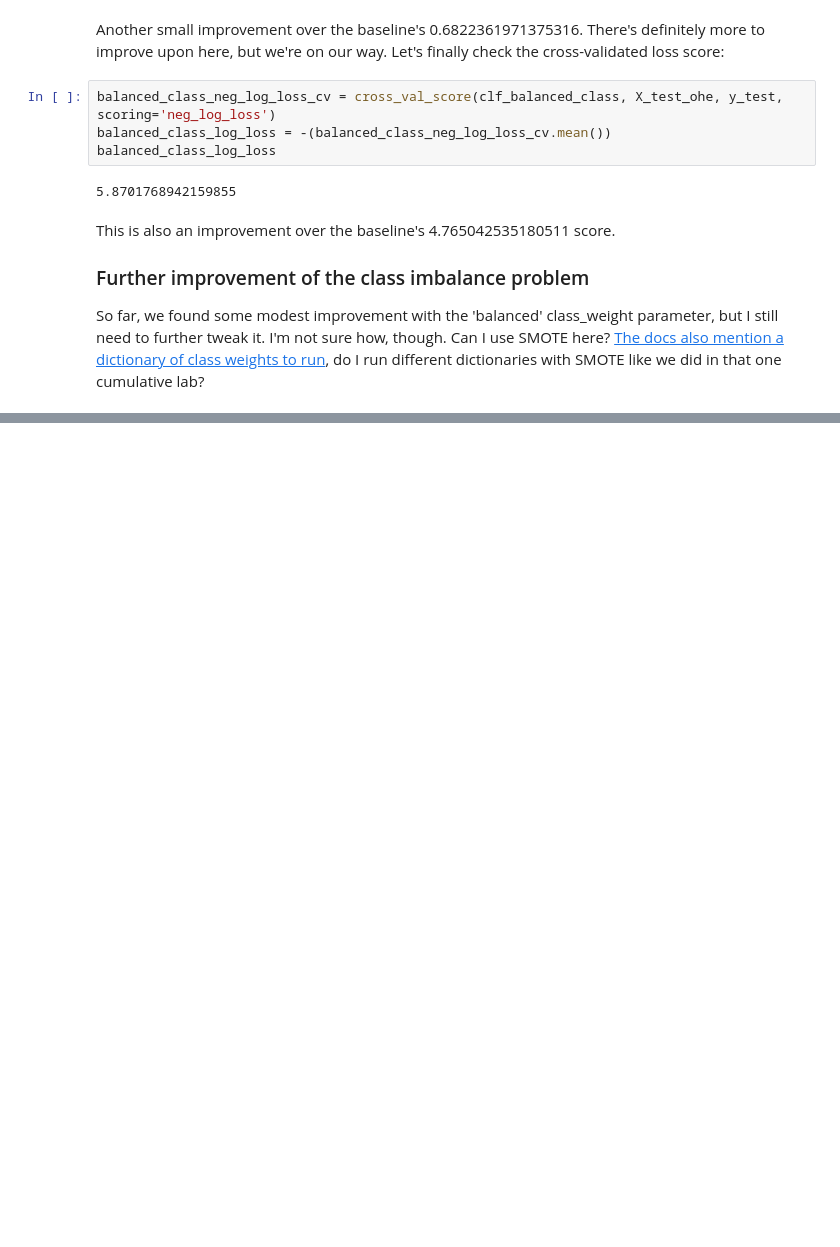
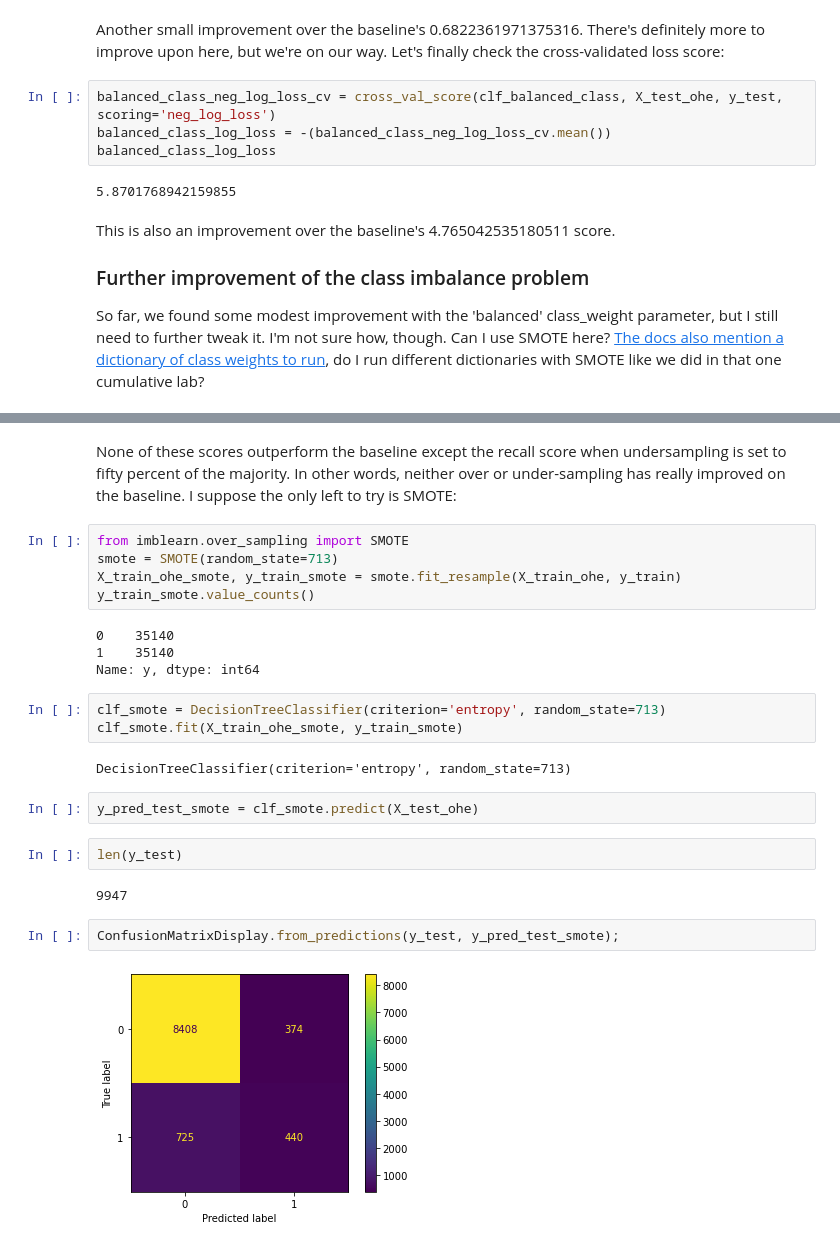
Before and after one commit to joeldmott/bank_marketing_classification_project, a Jupyter notebook: project_notebook.ipynb, the cells around one changed output, grey strips where cells are left out. Cells and saved outputs as stored; diff of their text form; blank space fills up the shorter version.

```diff
--- a/project_notebook.ipynb
+++ b/project_notebook.ipynb
@@ -423,0 +735,26 @@ So far, we found some modest improvement with the 'balanced' class_weight parame
+# %% [markdown]
+None of these scores outperform the baseline except the recall score when undersampling is set to fifty percent of the majority. In other words, neither over or under-sampling has really improved on the baseline. I suppose the only left to try is SMOTE:
+# %%
+from imblearn.over_sampling import SMOTE
+smote = SMOTE(random_state=713)
+X_train_ohe_smote, y_train_smote = smote.fit_resample(X_train_ohe, y_train)
+y_train_smote.value_counts()
+# %% [output]
+0    35140
+1    35140
+Name: y, dtype: int64
+# %%
+clf_smote = DecisionTreeClassifier(criterion='entropy', random_state=713)
+clf_smote.fit(X_train_ohe_smote, y_train_smote)
+# %% [output]
+DecisionTreeClassifier(criterion='entropy', random_state=713)
+# %%
+y_pred_test_smote = clf_smote.predict(X_test_ohe)
+# %%
+len(y_test)
+# %% [output]
+9947
+# %%
+ConfusionMatrixDisplay.from_predictions(y_test, y_pred_test_smote);
+# %% [output]
+[figure, added]
```
Also changed, not shown: parts of 54 cells of this notebook.
